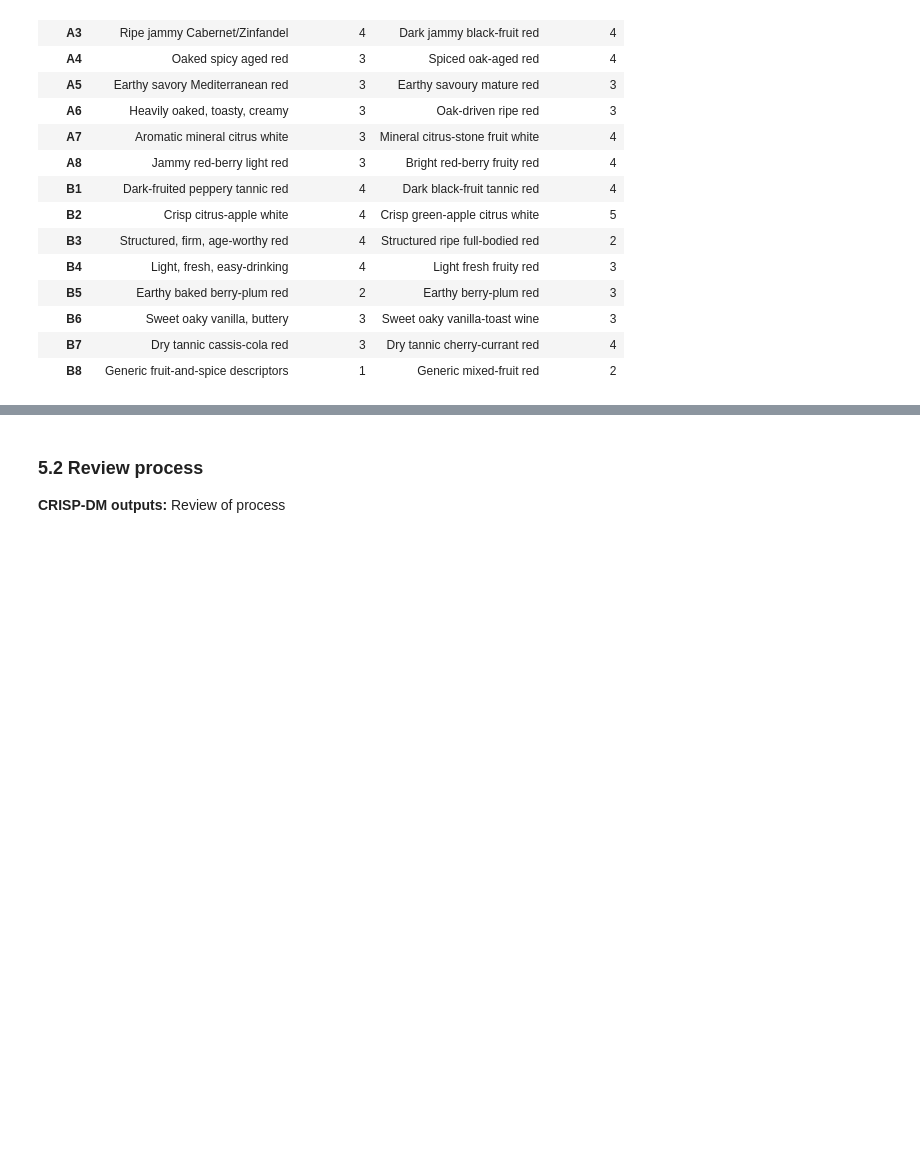
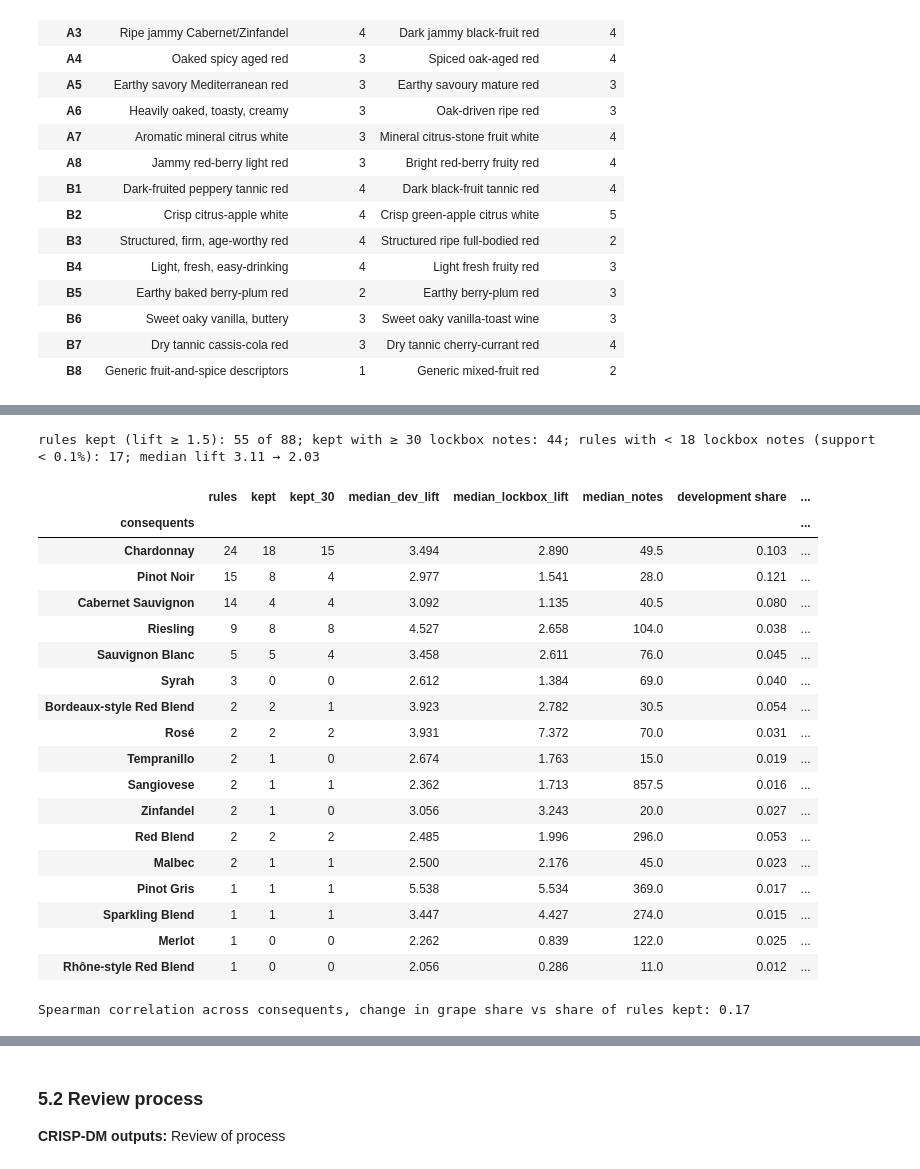
Before and after one commit to anita-agasaveeran/Assignment4, a Jupyter notebook: 01_CRISP-DM_Wine_Value/notebooks/CRISP_DM_Wine_Value.ipynb, the cells around one changed output, grey strips where cells are left out. Cells and saved outputs as stored; diff of their text form; code cells hidden in the pictures; blank space fills up the shorter version.

```diff
--- a/01_CRISP-DM_Wine_Value/notebooks/CRISP_DM_Wine_Value.ipynb
+++ b/01_CRISP-DM_Wine_Value/notebooks/CRISP_DM_Wine_Value.ipynb
@@ -2845,0 +2934,25 @@ The lockbox is sealed (config.LOCKBOX_UNSEALED is False): nothing below has run.
+# %%
+# 5.1e POST HOC, reported, not selecting (critic round 1): every score candidate on the lockbox, masked variants, the
+# pre-registered without-length sensitivity, the fitted calibration, and the masked ±2 gain next to development.
+sm = lbx["score"].set_index("model")
+_cols = ["MAE", "bias (pred − actual)", "MAE reduction", "MAE reduction LB", "within ±2 (≤$25)", "within gain (pp)", "within gain LB (pp)"]
+display(sm[_cols].round(3))
+print("pre-registered sensitivity, calibrated ridge without note length:", {k: round(v, 3) for k, v in lbx["without length"].items()})
+_a, _b = lbx["run"]["info"]["calibration"][config.SELECTED_DM1]
+print(f"calibration fitted on all development OOF scores: points = {_a:.3f} + {_b:.4f} × ridge score")
+_bc = lbx["by critic"]
+display(_bc.assign(**{"shift from calibration": _bc["bias calibrated"] - _bc["bias ridge"]})[["critic", "rows", "bias ridge", "bias calibrated", "shift from calibration"]].round(3))
+_p4 = pd.read_csv(tables / "phase4_score_models.csv")
+_names = [config.SELECTED_DM1] + [f"{config.SELECTED_DM1}, masked ({k})" for k in ev4.MASKS]
+_dev = _p4[_p4["model"].isin(_names)].pivot(index="model", columns="fold", values="within gain (pp)").reindex(_names)
+_dev["lockbox"] = sm.loc[_names, "within gain (pp)"]; _dev["lockbox LB"] = sm.loc[_names, "within gain LB (pp)"]
+print("within ±2 gain over variety × country (pp), development folds vs lockbox:"); display(_dev.round(1))
+_P, _te = lbx["run"]["score_preds"], lbx["run"]["test"]
+_pool = _te["in_value_pool"]
+def _gain(col, m):
+    y = _te.loc[m, "points"].to_numpy(float)
+    return 100 * ((np.abs(y - _P.loc[m, col]) <= 2).mean() - (np.abs(y - _P.loc[m, ev4.BASELINE]) <= 2).mean())
+print("within ±2 gain (pp) per lockbox critic pool, selected vs masked (frozen list):")
+display(pd.DataFrame({c_: {"pool": int((_pool & _te["critic"].eq(c_)).sum()), "selected": _gain(config.SELECTED_DM1, _pool & _te["critic"].eq(c_)),
+                            "masked": _gain(f"{config.SELECTED_DM1}, masked (frozen list)", _pool & _te["critic"].eq(c_))}
+                      for c_ in _te["critic"].value_counts().index}).T.round(1))
@@ -2845,0 +2999,37 @@ The lockbox is sealed (config.LOCKBOX_UNSEALED is False): nothing below has run.
+# %%
+# 5.1f POST HOC (critic round 1): DM4 rules by consequent, development vs lockbox grape share, and lockbox support in notes
+d4 = lbx["dm4"].copy()
+d4["kept"] = d4["lift (test)"] >= config.DM4_LOCKBOX_MIN_LIFT
+d4["lockbox notes"] = (d4["support (test)"] * len(lb_test)).round().astype(int)
+d4["kept, ≥ 30 notes"] = d4["kept"] & d4["lockbox notes"].ge(30)
+_gd, _gl = dev_tr["grape"].value_counts(normalize=True), lb_test["grape"].value_counts(normalize=True)
+by_g = d4.groupby("consequents").agg(rules=("kept", "size"), kept=("kept", "sum"), kept_30=("kept, ≥ 30 notes", "sum"),
+                                     median_dev_lift=("lift", "median"), median_lockbox_lift=("lift (test)", "median"), median_notes=("lockbox notes", "median"))
+by_g["development share"] = by_g.index.map(_gd); by_g["lockbox share"] = by_g.index.map(_gl)
+print(f"rules kept (lift ≥ {config.DM4_LOCKBOX_MIN_LIFT}): {int(d4.kept.sum())} of {len(d4)}; kept with ≥ 30 lockbox notes: {int(d4['kept, ≥ 30 notes'].sum())};"
+      f" rules with < 18 lockbox notes (support < 0.1%): {int(d4['lockbox notes'].lt(18).sum())}; median lift {d4['lift'].median():.2f} → {d4['lift (test)'].median():.2f}")
+display(by_g.sort_values("rules", ascending=False).round(3))
+print("Spearman correlation across consequents, change in grape share vs share of rules kept:",
+      round(by_g.assign(r=lambda x: x["lockbox share"] / x["development share"], k=lambda x: x["kept"] / x["rules"])[["r", "k"]].corr("spearman").iloc[0, 1], 2))
+# %% [output]
+rules kept (lift ≥ 1.5): 55 of 88; kept with ≥ 30 lockbox notes: 44; rules with < 18 lockbox notes (support < 0.1%): 17; median lift 3.11 → 2.03
+|  | rules | kept | kept_30 | median_dev_lift | median_lockbox_lift | median_notes | development share | ... |
+| consequents |  |  |  |  |  |  |  | ... |
+| Chardonnay | 24 | 18 | 15 | 3.494 | 2.890 | 49.5 | 0.103 | ... |
+| Pinot Noir | 15 | 8 | 4 | 2.977 | 1.541 | 28.0 | 0.121 | ... |
+| Cabernet Sauvignon | 14 | 4 | 4 | 3.092 | 1.135 | 40.5 | 0.080 | ... |
+| Riesling | 9 | 8 | 8 | 4.527 | 2.658 | 104.0 | 0.038 | ... |
+| Sauvignon Blanc | 5 | 5 | 4 | 3.458 | 2.611 | 76.0 | 0.045 | ... |
+| Syrah | 3 | 0 | 0 | 2.612 | 1.384 | 69.0 | 0.040 | ... |
+| Bordeaux-style Red Blend | 2 | 2 | 1 | 3.923 | 2.782 | 30.5 | 0.054 | ... |
+| Rosé | 2 | 2 | 2 | 3.931 | 7.372 | 70.0 | 0.031 | ... |
+| Tempranillo | 2 | 1 | 0 | 2.674 | 1.763 | 15.0 | 0.019 | ... |
+| Sangiovese | 2 | 1 | 1 | 2.362 | 1.713 | 857.5 | 0.016 | ... |
+| Zinfandel | 2 | 1 | 0 | 3.056 | 3.243 | 20.0 | 0.027 | ... |
+| Red Blend | 2 | 2 | 2 | 2.485 | 1.996 | 296.0 | 0.053 | ... |
+| Malbec | 2 | 1 | 1 | 2.500 | 2.176 | 45.0 | 0.023 | ... |
+| Pinot Gris | 1 | 1 | 1 | 5.538 | 5.534 | 369.0 | 0.017 | ... |
+| Sparkling Blend | 1 | 1 | 1 | 3.447 | 4.427 | 274.0 | 0.015 | ... |
+| Merlot | 1 | 0 | 0 | 2.262 | 0.839 | 122.0 | 0.025 | ... |
+| Rhône-style Red Blend | 1 | 0 | 0 | 2.056 | 0.286 | 11.0 | 0.012 | ... |
+Spearman correlation across consequents, change in grape share vs share of rules kept: 0.17
```
Also changed, not shown: parts of 13 cells of this notebook, 29 other files.
